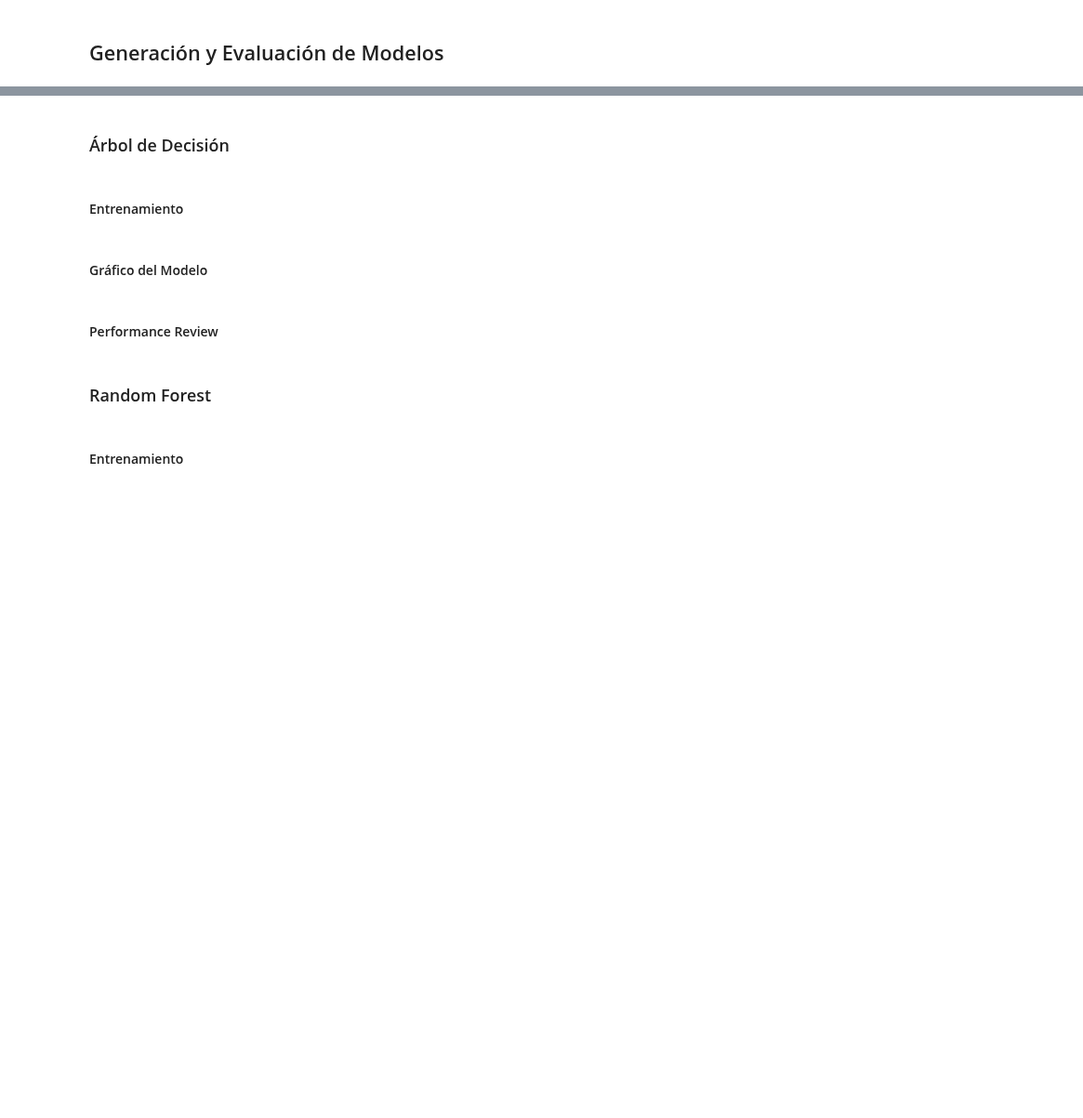
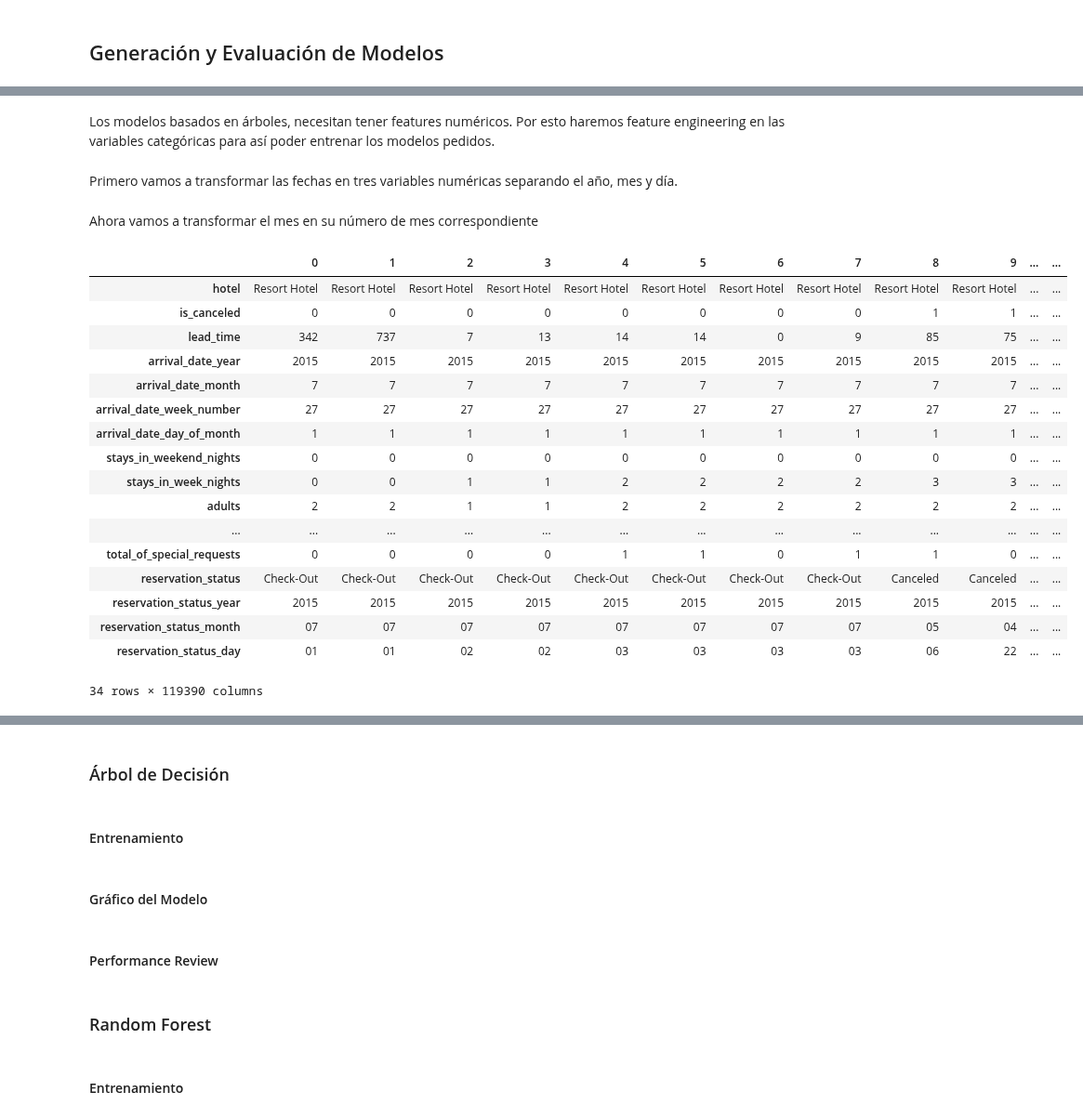
Before and after one commit to Jonathan-R0/TP2-OrganizacionDeDatos, a Jupyter notebook: src/Parte2.ipynb, the cells around one changed output, grey strips where cells are left out. Shown at 93% size. Saved outputs shown, nothing was run; the diff lists cells and outputs as text; code cells hidden in the pictures; blank space fills up the shorter version.

Commit message:
Entrenamientos sin encoding a las variables no numericas

```diff
--- a/src/Parte2.ipynb
+++ b/src/Parte2.ipynb
@@ -41,6 +41,23 @@ import warnings
 warnings.simplefilter(action='ignore', category=FutureWarning)
 
 import joblib
+# %%
+months = {
+            'January': 1,
+            'February': 2,
+            'March': 3,
+            'April': 4,
+            'May': 5,
+            'June': 6,
+            'July': 7,
+            'August': 8,
+            'September': 9,
+            'October': 10,
+            'November': 11,
+            'December': 12
+         }
+
+month_to_num = lambda m: months[m]
 # %% [markdown]
 #### Importación del Dataframe
 # %%
@@ -270,0 +281,14 @@ for f in top_cancelation_corrs:
+# %%
+# Asumimos que la gente que no completa este campo no tiene hijos.
+bookings['children'].replace(np.nan, 0, inplace = True)
+
+# Reemplazamos cada valor por su anterior en el dataframe.
+bookings['country'].replace(method='ffill', inplace = True)
+
+# Reemplazo este valor por un ID de una agencia inexistente. La misma representa las reservas
+# pedidas sin agencia.
+bookings['agent'].replace(np.nan, bookings['agent'].max() + 1, inplace = True)
+
+# Ídem el punto de arriba.
+bookings['company'].replace(np.nan,  bookings['company'].max() + 1, inplace = True)
+bookings
@@ -272,0 +349,34 @@ for f in top_cancelation_corrs:
+# %% [markdown]
+Los modelos basados en árboles, necesitan tener features numéricos. Por esto haremos feature engineering en las variables categóricas para así poder entrenar los modelos pedidos.
+# %% [markdown]
+Primero vamos a transformar las fechas en tres variables numéricas separando el año, mes y día.
+# %%
+bookings['reservation_status_year'] = bookings['reservation_status_date'].apply(lambda x: x.split('-')[0])
+bookings['reservation_status_month'] = bookings['reservation_status_date'].apply(lambda x: x.split('-')[1])
+bookings['reservation_status_day'] = bookings['reservation_status_date'].apply(lambda x: x.split('-')[2])
+bookings.drop(columns=['reservation_status_date'], inplace = True)
+# %% [markdown]
+Ahora vamos a transformar el mes en su número de mes correspondiente
+# %%
+bookings['arrival_date_month'] = bookings['arrival_date_month'].apply(month_to_num)
+# %%
+bookings.T
+# %% [output]
+|  | 0 | 1 | 2 | 3 | 4 | 5 | 6 | 7 | 8 | 9 | ... | ... |
+| hotel | Resort Hotel | Resort Hotel | Resort Hotel | Resort Hotel | Resort Hotel | Resort Hotel | Resort Hotel | Resort Hotel | Resort Hotel | Resort Hotel | ... | ... |
+| is_canceled | 0 | 0 | 0 | 0 | 0 | 0 | 0 | 0 | 1 | 1 | ... | ... |
+| lead_time | 342 | 737 | 7 | 13 | 14 | 14 | 0 | 9 | 85 | 75 | ... | ... |
+| arrival_date_year | 2015 | 2015 | 2015 | 2015 | 2015 | 2015 | 2015 | 2015 | 2015 | 2015 | ... | ... |
+| arrival_date_month | 7 | 7 | 7 | 7 | 7 | 7 | 7 | 7 | 7 | 7 | ... | ... |
+| arrival_date_week_number | 27 | 27 | 27 | 27 | 27 | 27 | 27 | 27 | 27 | 27 | ... | ... |
+| arrival_date_day_of_month | 1 | 1 | 1 | 1 | 1 | 1 | 1 | 1 | 1 | 1 | ... | ... |
+| stays_in_weekend_nights | 0 | 0 | 0 | 0 | 0 | 0 | 0 | 0 | 0 | 0 | ... | ... |
+| stays_in_week_nights | 0 | 0 | 1 | 1 | 2 | 2 | 2 | 2 | 3 | 3 | ... | ... |
+| adults | 2 | 2 | 1 | 1 | 2 | 2 | 2 | 2 | 2 | 2 | ... | ... |
+| ... | ... | ... | ... | ... | ... | ... | ... | ... | ... | ... | ... | ... |
+| total_of_special_requests | 0 | 0 | 0 | 0 | 1 | 1 | 0 | 1 | 1 | 0 | ... | ... |
+| reservation_status | Check-Out | Check-Out | Check-Out | Check-Out | Check-Out | Check-Out | Check-Out | Check-Out | Canceled | Canceled | ... | ... |
+| reservation_status_year | 2015 | 2015 | 2015 | 2015 | 2015 | 2015 | 2015 | 2015 | 2015 | 2015 | ... | ... |
+| reservation_status_month | 07 | 07 | 07 | 07 | 07 | 07 | 07 | 07 | 05 | 04 | ... | ... |
+| reservation_status_day | 01 | 01 | 02 | 02 | 03 | 03 | 03 | 03 | 06 | 22 | ... | ... |
+34 rows × 119390 columns
```
Also changed, not shown: parts of 17 cells of this notebook, 1 other file.
